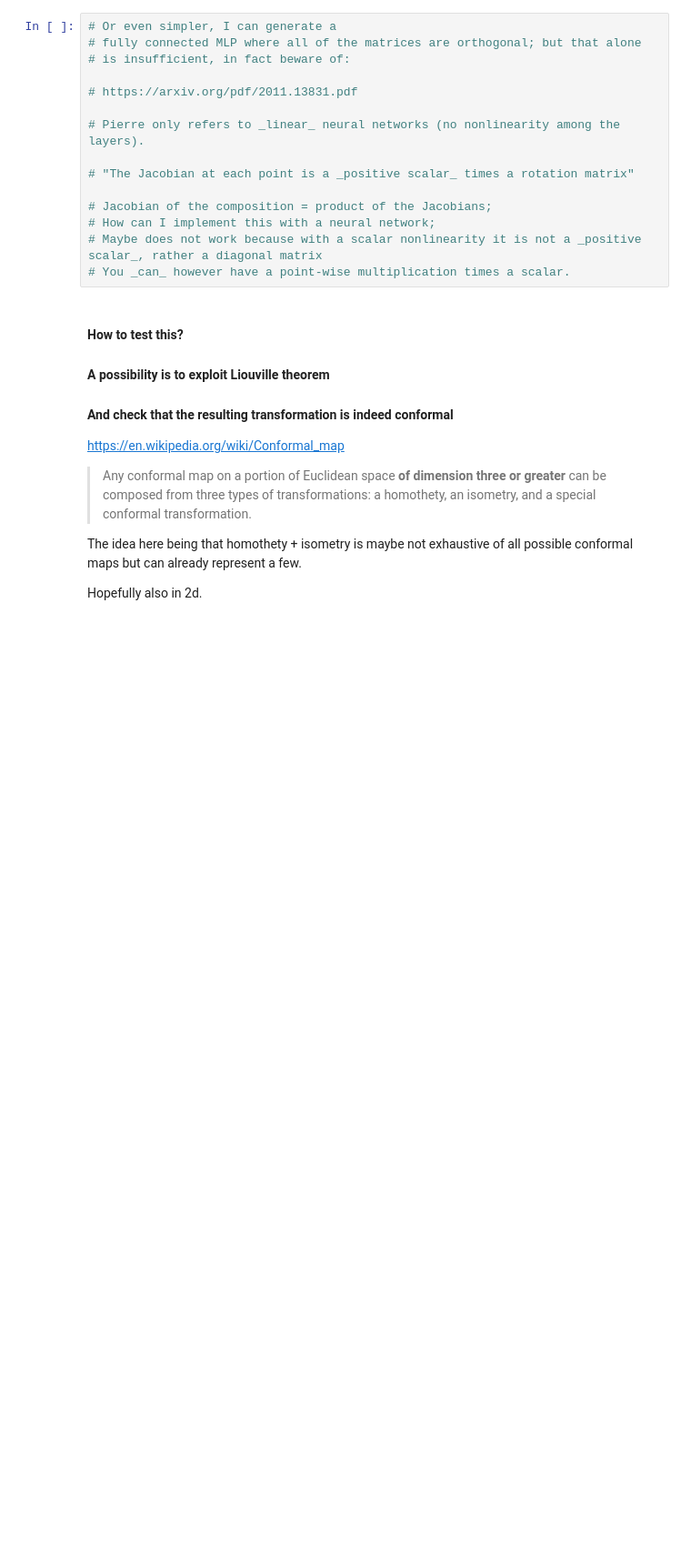
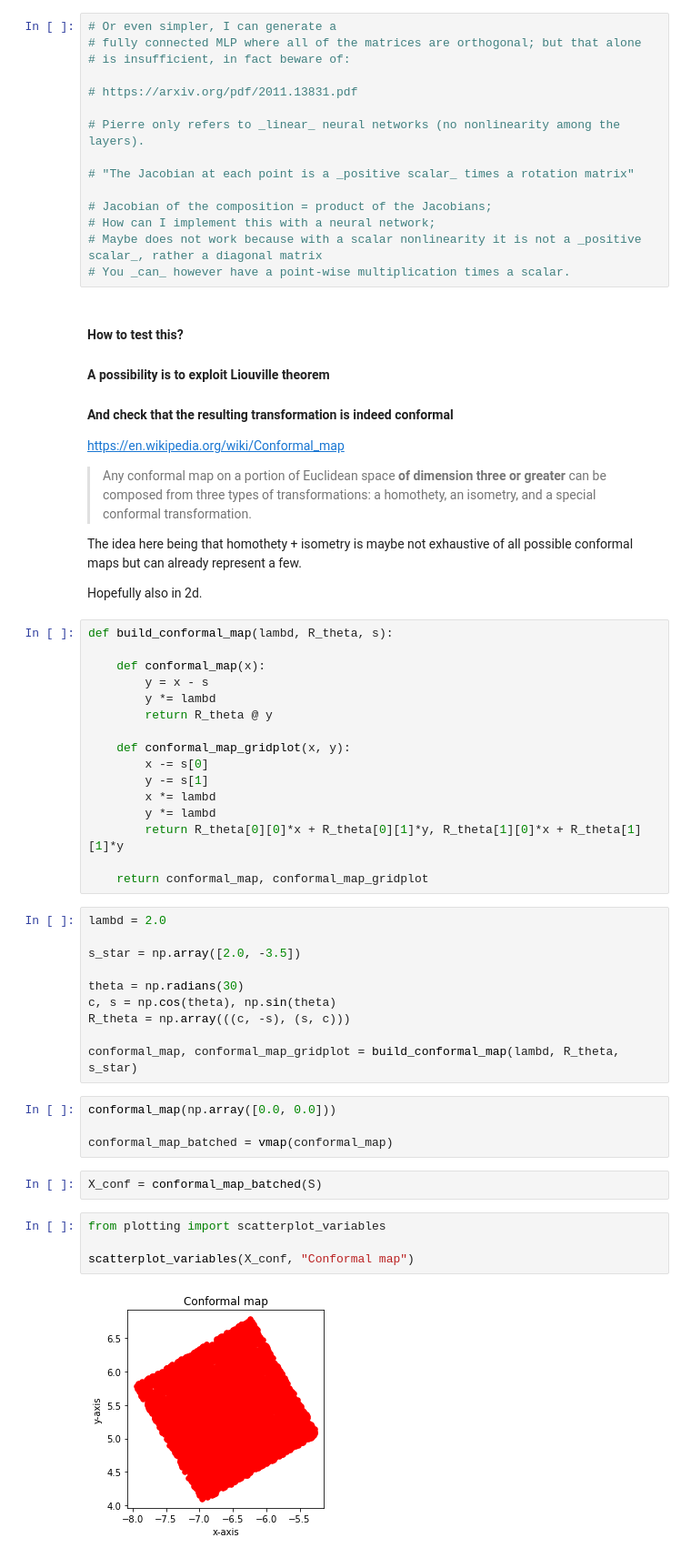
Before and after one commit to lgresele/independent-mechanism-analysis, a Jupyter notebook: 4_anti_darmois_metric.ipynb, the cells around one changed output. Shown at 91% size. Drawn from its saved outputs; the diff is of its cells as text; blank space fills up the shorter version.

Commit message:
simple conformal map (linear)

```diff
--- a/4_anti_darmois_metric.ipynb
+++ b/4_anti_darmois_metric.ipynb
@@ -332,3 +334,41 @@ https://en.wikipedia.org/wiki/Conformal_map
 The idea here being that homothety + isometry is maybe not exhaustive of all possible conformal maps but can already represent a few.
 
 Hopefully also in 2d.
+# %%
+def build_conformal_map(lambd, R_theta, s):
+
+    def conformal_map(x):
+        y = x - s
+        y *= lambd
+        return R_theta @ y
+
+    def conformal_map_gridplot(x, y):
+        x -= s[0]
+        y -= s[1]
+        x *= lambd
+        y *= lambd
+        return R_theta[0][0]*x + R_theta[0][1]*y, R_theta[1][0]*x + R_theta[1][1]*y
+
+    return conformal_map, conformal_map_gridplot
+# %%
+lambd = 2.0
+
+s_star = np.array([2.0, -3.5])
+
+theta = np.radians(30)
+c, s = np.cos(theta), np.sin(theta)
+R_theta = np.array(((c, -s), (s, c)))
+
+conformal_map, conformal_map_gridplot = build_conformal_map(lambd, R_theta, s_star)
+# %%
+conformal_map(np.array([0.0, 0.0]))
+
+conformal_map_batched = vmap(conformal_map)
+# %%
+X_conf = conformal_map_batched(S)
+# %%
+from plotting import scatterplot_variables
+
+scatterplot_variables(X_conf, "Conformal map")
+# %% [output]
+[figure, added]
```
Also changed, not shown: parts of 6 cells of this notebook.
